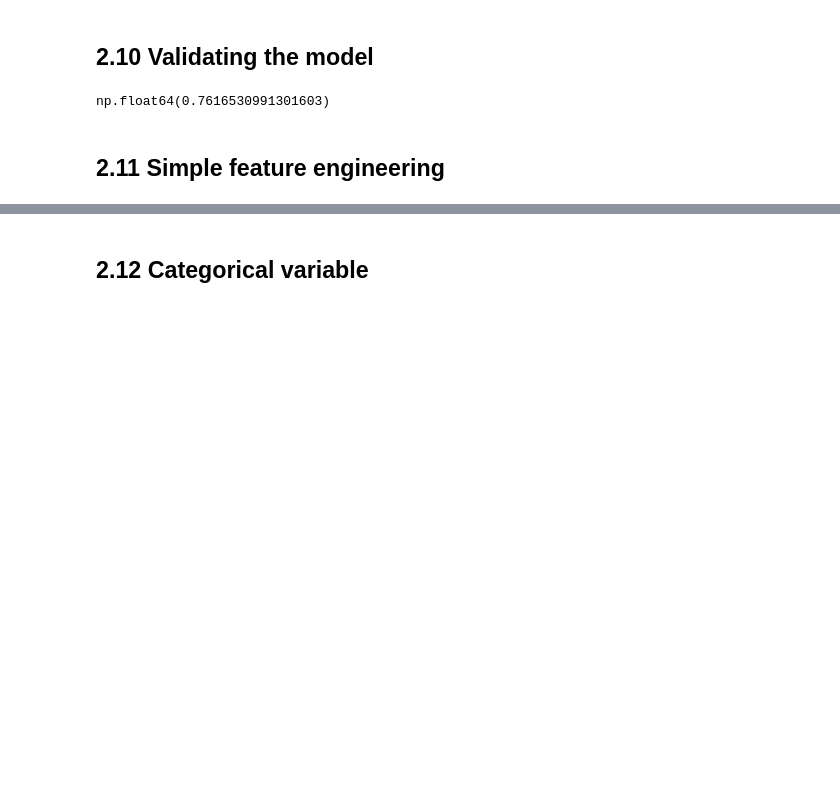
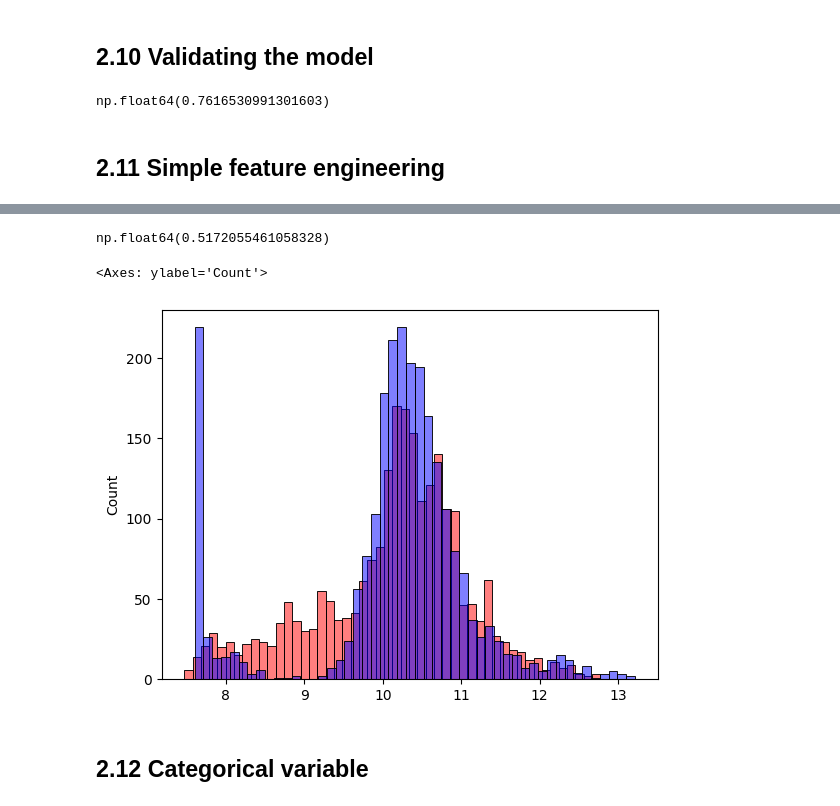
Before and after one commit to EfomahFidelis/Machine-Learning-Zoomcamp, a Jupyter notebook: price_predict_proj/notebooks/02_price_prediction_live.ipynb, the cells around one changed output, grey strips where cells are left out. Drawn from its saved outputs; the diff is of its cells as text; code cells hidden in the pictures; blank space fills up the shorter version.

```diff
--- a/price_predict_proj/notebooks/02_price_prediction_live.ipynb
+++ b/price_predict_proj/notebooks/02_price_prediction_live.ipynb
@@ -444,3 +462,5 @@ y = [10000, 20000, 15000, 20050, 10000, 20000, 15000, 25000, 12000]
+# %%
+w_full = XTX_inverse.dot(X.T).dot(y)
 # %%
 w0 = w_full[0]
 w = w_full[1:]
@@ -459,8 +479,8 @@ def train_linear_regression(X, y):
     # computing the Gram matrix
     XTX = X.T.dot(X)
     # computing the inverse of the Gram matrix
-    XTX_inv = np.linalg.inv(XTX)
-    w_full = XTX_inv.dot(X.T).dot(y)
+    XTX_inverse = np.linalg.inv(XTX)
+    w_full = XTX_inverse.dot(X.T).dot(y)
 
     return w_full[0], w_full[1:]
 # %%
@@ -608,0 +645,14 @@ np.float64(0.7616530991301603)
+# %%
+# update the data preparation by adding age column to hold the age of the cars
+def prepare_X(df_dataset):
+    # copy the dataset before any modification
+    df_dataset = df_dataset.copy()
+
+    df_dataset['age'] = 2017 - df_dataset.year
+    features = base + ['age']
+
+    df_num = df_dataset[features]   # get the columns of the dataset
+    df_num = df_num.fillna(0)    # fill zero
+    X = df_num.values           # get the values
+
+    return X
@@ -609,2 +699,20 @@ np.float64(0.7616530991301603)
+# %%
+X_train = prepare_X(df_train)
+w0, w = train_linear_regression(X_train, y_train)
+
+# prepare the validation dataset as we did the training dataset
+X_val = prepare_X(df_val)
+y_pred = w0 + X_val.dot(w)
+
+# compute the rmse for the validation dataset
+rmse(y_val, y_pred)
+# %% [output]
+np.float64(0.5172055461058328)
+# %%
+sns.histplot(y_pred, color='red', alpha=0.5, bins=50) # predictions
+sns.histplot(y_val,  color='blue', alpha=0.5, bins=50) # target
+# %% [output]
+<Axes: ylabel='Count'>
+[figure, added]
 # %% [markdown]
 ## 2.12 Categorical variable
```
Also changed, not shown: parts of 19 cells of this notebook.
